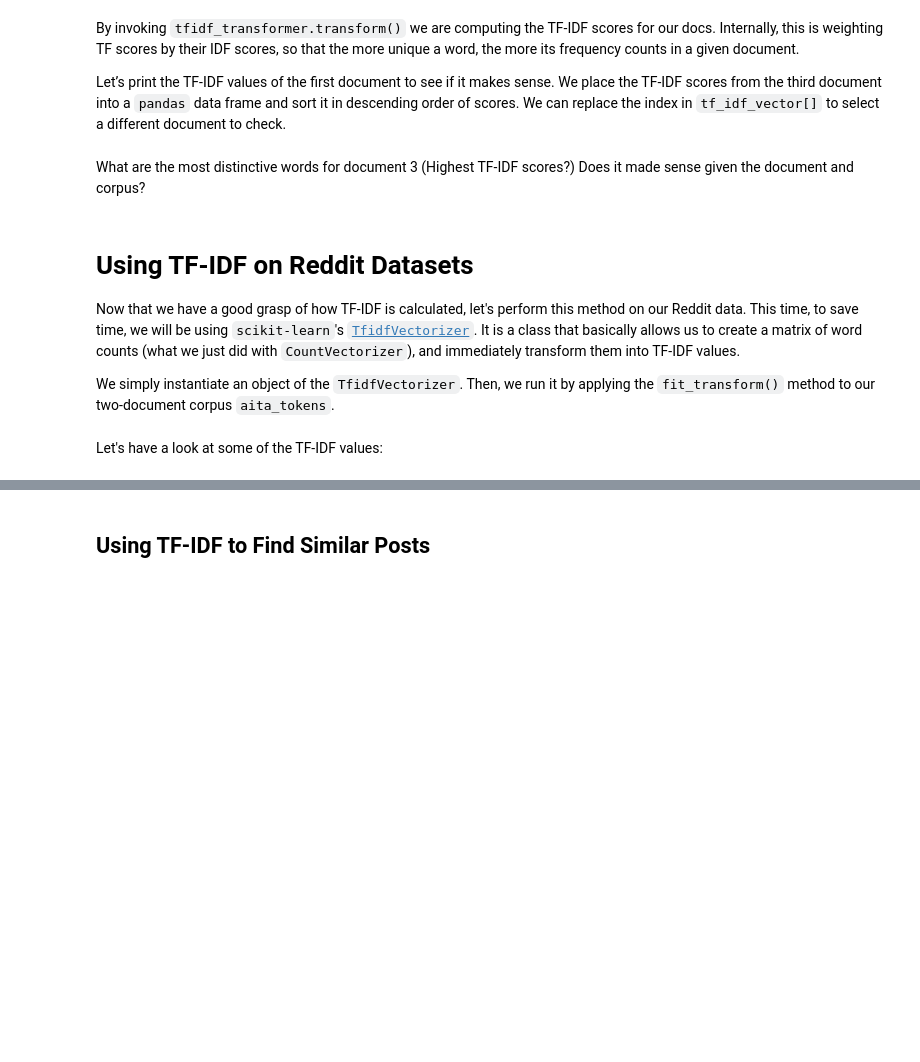
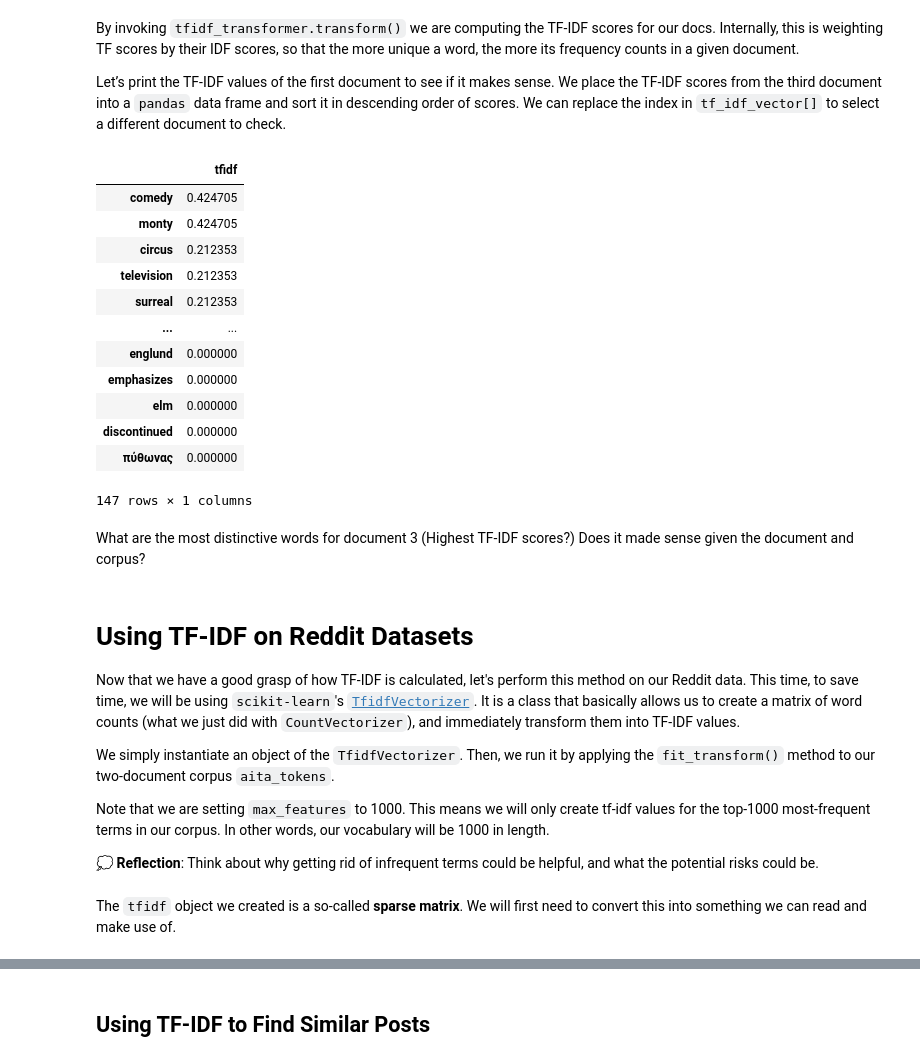
Before and after one commit to dlab-berkeley/Data-Science-Social-Justice, a Jupyter notebook: lessons/week-4/4_TF-IDF_Workshop.ipynb, the cells around one changed output, grey strips where cells are left out. Saved outputs shown, nothing was run; the diff lists cells and outputs as text; code cells hidden in the pictures; blank space fills up the shorter version.

```diff
--- a/lessons/week-4/4_TF-IDF_Workshop.ipynb
+++ b/lessons/week-4/4_TF-IDF_Workshop.ipynb
@@ -253,9 +292,23 @@ Let’s print the TF-IDF values of the first document to see if it makes sense.
 # %%
 feature_names = cv.get_feature_names_out()
 
 # Print the scores
-df = pd.DataFrame(tf_idf_vector[2].T.todense(), index=feature_names, columns=["tfidf"])
-df.sort_values(by=["tfidf"], ascending=False)
+df_test = pd.DataFrame(tf_idf_vector[2].T.todense(), index=feature_names, columns=["tfidf"])
+df_test.sort_values(by=["tfidf"], ascending=False)
+# %% [output]
+|  | tfidf |
+| comedy | 0.424705 |
+| monty | 0.424705 |
+| circus | 0.212353 |
+| television | 0.212353 |
+| surreal | 0.212353 |
+| ... | ... |
+| englund | 0.000000 |
+| emphasizes | 0.000000 |
+| elm | 0.000000 |
+| discontinued | 0.000000 |
+| πύθωνας | 0.000000 |
+147 rows × 1 columns
 # %% [markdown]
 What are the most distinctive words for document 3 (Highest TF-IDF scores?) Does it made sense given the document and corpus?
 # %% [markdown]
@@ -266,6 +319,10 @@ What are the most distinctive words for document 3 (Highest TF-IDF scores?) Does
 Now that we have a good grasp of how TF-IDF is calculated, let's perform this method on our Reddit data. This time, to save time, we will be using `scikit-learn`'s [`TfidfVectorizer`](https://scikit-learn.org/stable/modules/generated/sklearn.feature_extraction.text.TfidfVectorizer.html?highlight=tfidfvectorizer#sklearn.feature_extraction.text.TfidfVectorizer). It is a class that basically allows us to create a matrix of word counts (what we just did with `CountVectorizer`), and immediately transform them into TF-IDF values.
 
 We simply instantiate an object of the `TfidfVectorizer`. Then, we run it by applying the `fit_transform()` method to our two-document corpus `aita_tokens`.
+
+Note that we are setting `max_features` to 1000. This means we will only create tf-idf values for the top-1000 most-frequent terms in our corpus. In other words, our vocabulary will be 1000 in length.
+
+💭 **Reflection**: Think about why getting rid of infrequent terms could be helpful, and what the potential risks could be.
 # %%
 from sklearn.feature_extraction.text import TfidfVectorizer
 
@@ -278,5 +336,5 @@ tfidf_vectorizer = TfidfVectorizer(max_df=0.85,
 
 # Fit and transform the texts
 tfidf = tfidf_vectorizer.fit_transform(aita_trigrams)
-# %% [markdown]
-Let's have a look at some of the TF-IDF values:
+# %% [markdown]
+The `tfidf` object we created is a so-called **sparse matrix**. We will first need to convert this into something we can read and make use of.
```
Also changed, not shown: parts of 31 cells of this notebook, 5 other files.
